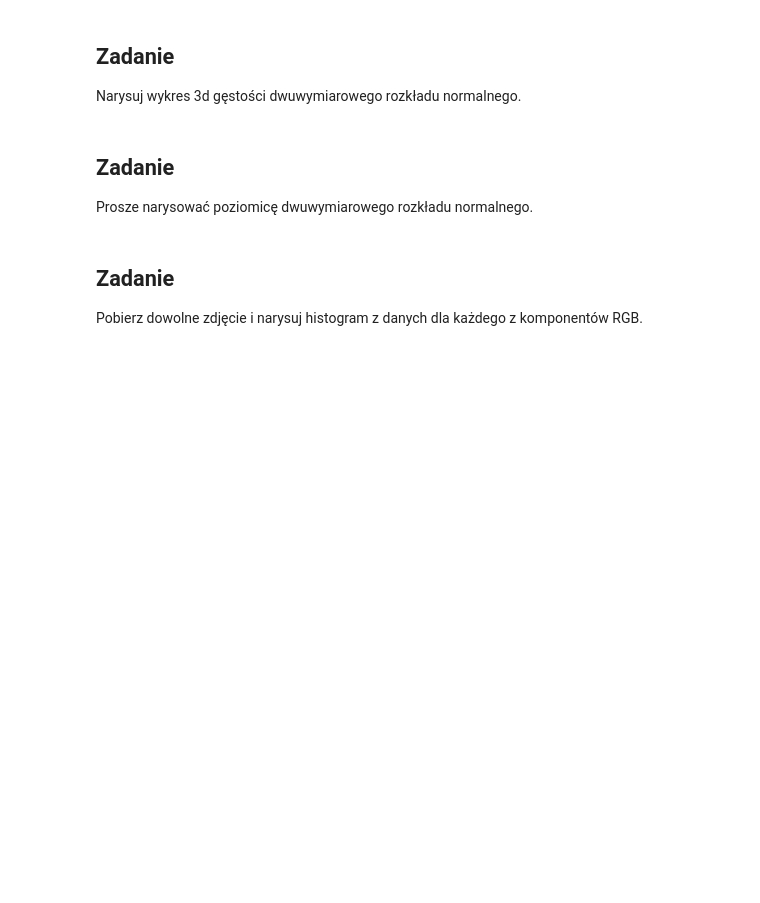
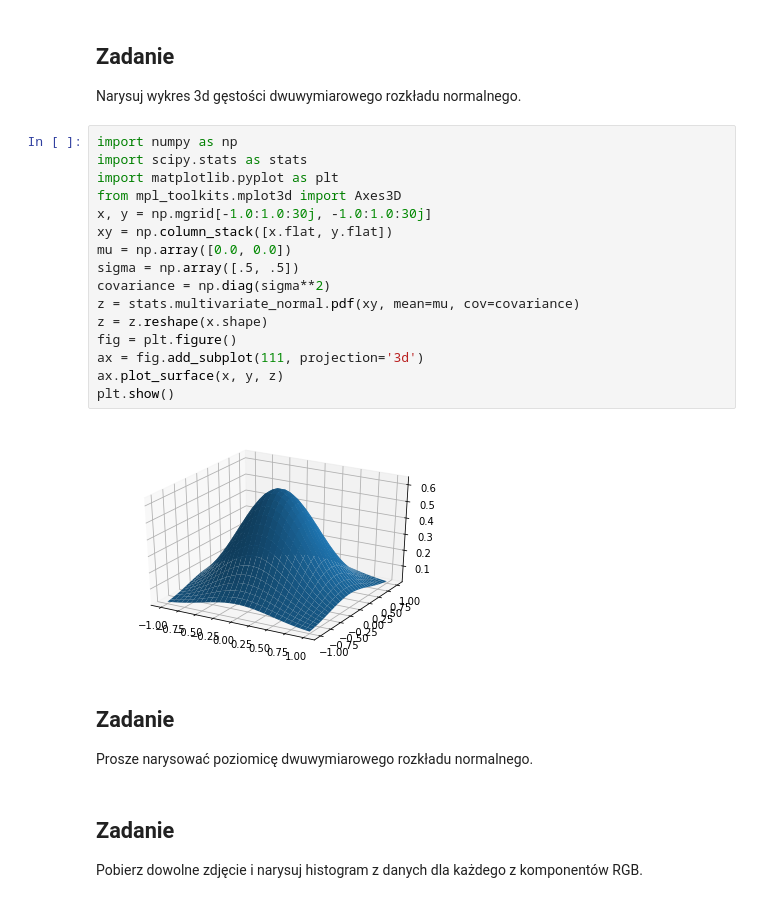
Before and after one commit to matmarchew/AD, a Jupyter notebook: AD_Z2.ipynb, the cells around one changed output. Drawn from its saved outputs; the diff is of its cells as text; blank space fills up the shorter version.

```diff
--- a/AD_Z2.ipynb
+++ b/AD_Z2.ipynb
@@ -110,6 +135,24 @@ plt.show()
 ## Zadanie
 
 Narysuj wykres 3d gęstości dwuwymiarowego rozkładu normalnego.
+# %%
+import numpy as np
+import scipy.stats as stats
+import matplotlib.pyplot as plt
+from mpl_toolkits.mplot3d import Axes3D
+x, y = np.mgrid[-1.0:1.0:30j, -1.0:1.0:30j]
+xy = np.column_stack([x.flat, y.flat])
+mu = np.array([0.0, 0.0])
+sigma = np.array([.5, .5])
+covariance = np.diag(sigma**2)
+z = stats.multivariate_normal.pdf(xy, mean=mu, cov=covariance)
+z = z.reshape(x.shape)
+fig = plt.figure()
+ax = fig.add_subplot(111, projection='3d')
+ax.plot_surface(x, y, z)
+plt.show()
+# %% [output]
+[figure, added]
 # %% [markdown]
 ## Zadanie
 
```
Also changed, not shown: parts of 2 cells of this notebook.
